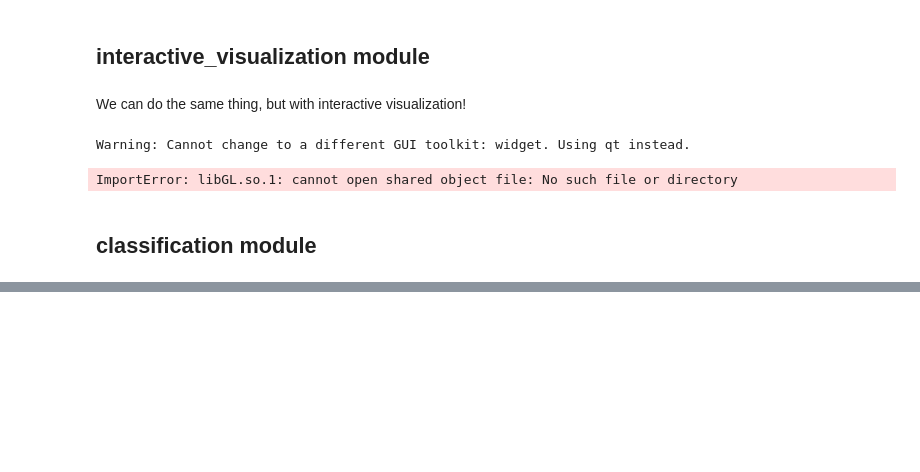
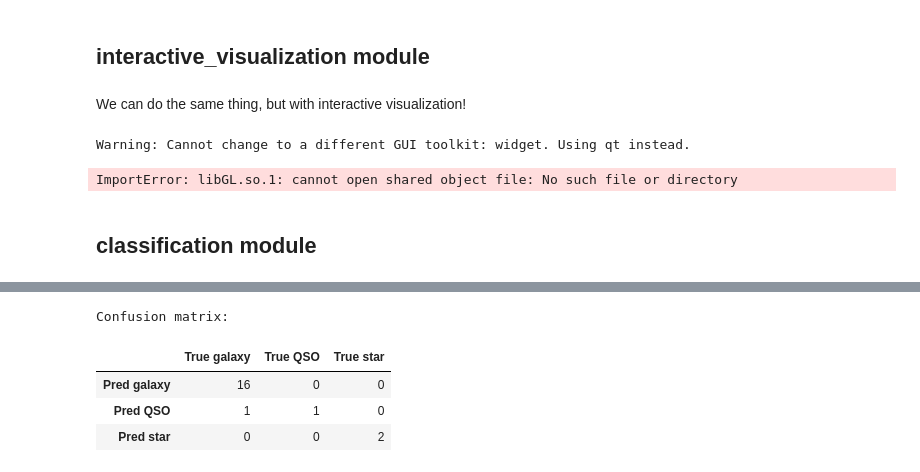
Before and after one commit to glo-umutoni/galaxy-project, a Jupyter notebook: docs/demo.ipynb, the cells around one changed output, grey strips where cells are left out. Saved outputs shown, nothing was run; the diff lists cells and outputs as text; code cells hidden in the pictures; blank space fills up the shorter version.

```diff
--- a/docs/demo.ipynb
+++ b/docs/demo.ipynb
@@ -364,0 +433,11 @@ ImportError: libGL.so.1: cannot open shared object file: No such file or directo
+# %%
+print('Confusion matrix:')
+pd.DataFrame(classifier.confusion_matrix(y, y_pred),
+             columns=['True galaxy', 'True QSO','True star'],
+             index=['Pred galaxy', 'Pred QSO', 'Pred star'])
+# %% [output]
+Confusion matrix:
+|  | True galaxy | True QSO | True star |
+| Pred galaxy | 16 | 0 | 0 |
+| Pred QSO | 1 | 1 | 0 |
+| Pred star | 0 | 0 | 2 |
```
Also changed, not shown: parts of 8 cells of this notebook.
